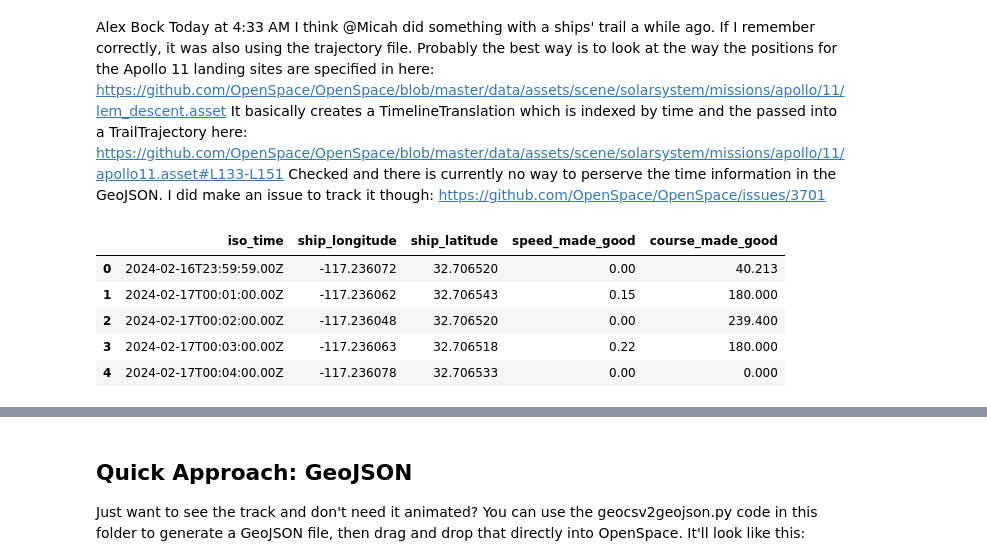
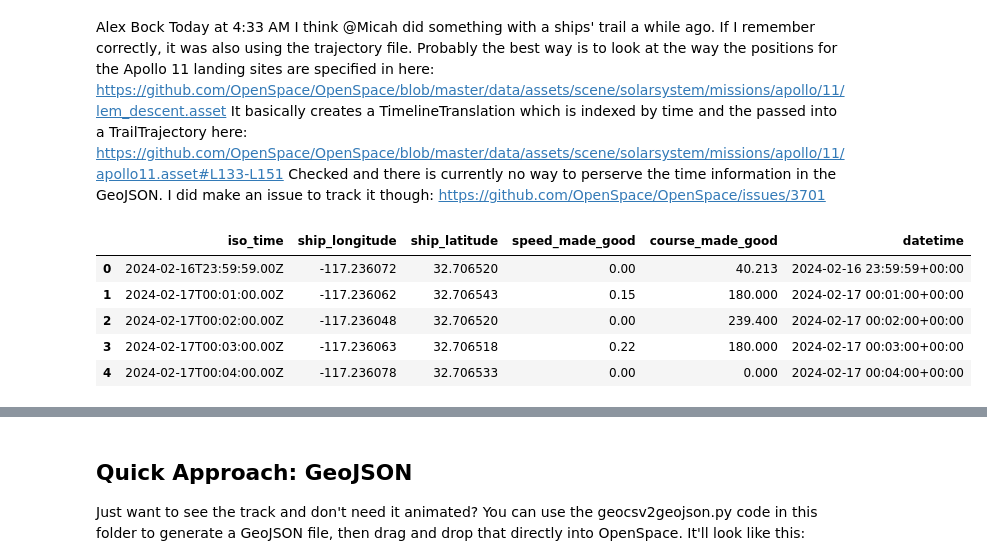
Before and after one commit to KCollins/openspace-rvdata, a Jupyter notebook: Asset Notes.ipynb, the cells around one changed output, grey strips where cells are left out. Cells and saved outputs as stored; diff of their text form; code cells hidden in the pictures.

```diff
--- a/Asset Notes.ipynb
+++ b/Asset Notes.ipynb
@@ -7,15 +7,21 @@ I think @Micah did something with a ships' trail a while ago. If I remember corr
 Checked and there is currently no way to perserve the time information in the GeoJSON. I did make an issue to track it though: https://github.com/OpenSpace/OpenSpace/issues/3701
 # %%
 import pandas as pd
+from datetime import datetime as dt
 df = pd.read_csv("RR2402_1min.geoCSV", comment = '#')
+from datetime import datetime as dt
+df['datetime'] = pd.to_datetime(df['iso_time'])
+df.index = df['datetime']
+df.resample("60min")
+df = df.reset_index(drop=True)
 df.head()
 # %% [output]
-|  | iso_time | ship_longitude | ship_latitude | speed_made_good | course_made_good |
-| 0 | 2024-02-16T23:59:59.00Z | -117.236072 | 32.706520 | 0.00 | 40.213 |
-| 1 | 2024-02-17T00:01:00.00Z | -117.236062 | 32.706543 | 0.15 | 180.000 |
-| 2 | 2024-02-17T00:02:00.00Z | -117.236048 | 32.706520 | 0.00 | 239.400 |
-| 3 | 2024-02-17T00:03:00.00Z | -117.236063 | 32.706518 | 0.22 | 180.000 |
-| 4 | 2024-02-17T00:04:00.00Z | -117.236078 | 32.706533 | 0.00 | 0.000 |
+|  | iso_time | ship_longitude | ship_latitude | speed_made_good | course_made_good | datetime |
+| 0 | 2024-02-16T23:59:59.00Z | -117.236072 | 32.706520 | 0.00 | 40.213 | 2024-02-16 23:59:59+00:00 |
+| 1 | 2024-02-17T00:01:00.00Z | -117.236062 | 32.706543 | 0.15 | 180.000 | 2024-02-17 00:01:00+00:00 |
+| 2 | 2024-02-17T00:02:00.00Z | -117.236048 | 32.706520 | 0.00 | 239.400 | 2024-02-17 00:02:00+00:00 |
+| 3 | 2024-02-17T00:03:00.00Z | -117.236063 | 32.706518 | 0.22 | 180.000 | 2024-02-17 00:03:00+00:00 |
+| 4 | 2024-02-17T00:04:00.00Z | -117.236078 | 32.706533 | 0.00 | 0.000 | 2024-02-17 00:04:00+00:00 |
 # %%
 print(df.head(1))
 # %% [output]
```
Also changed, not shown: parts of 4 cells of this notebook.
